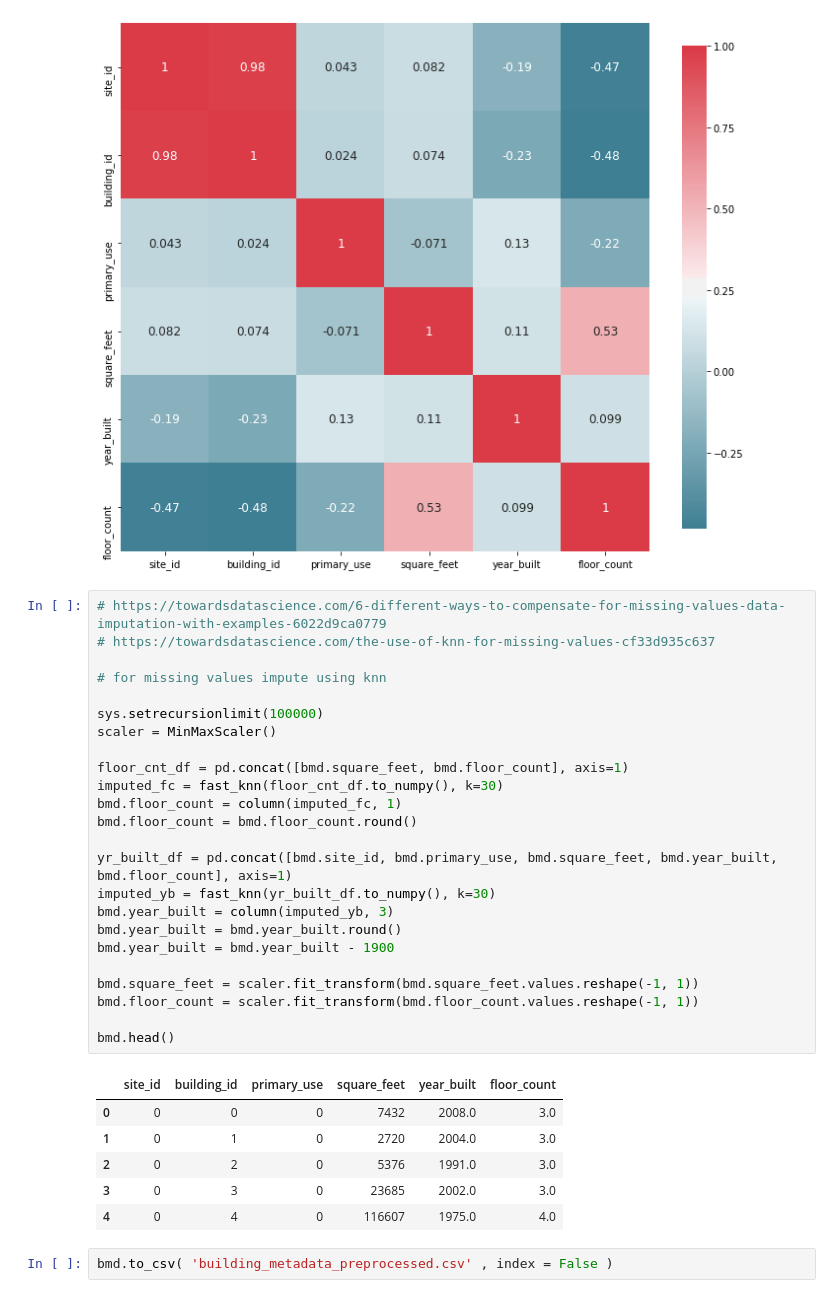
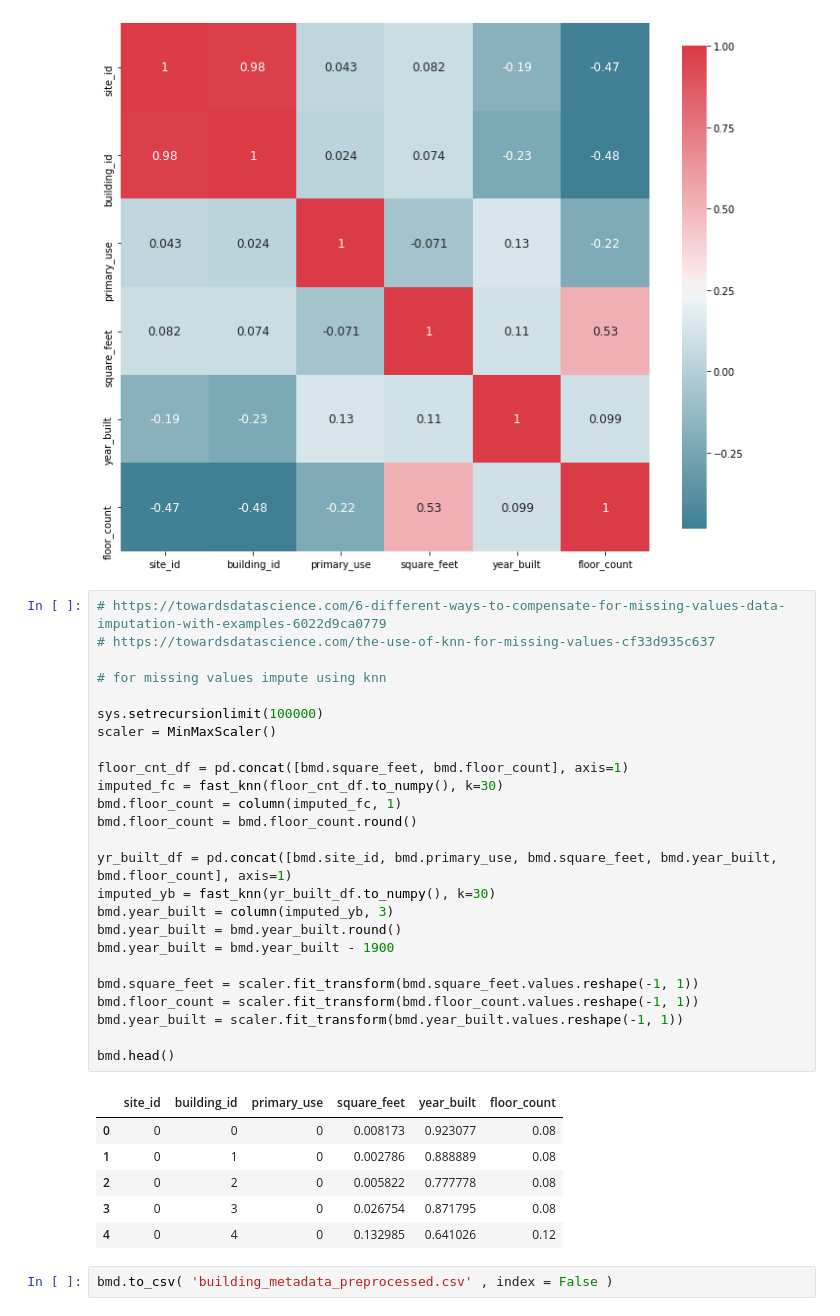
Before and after one commit to minhphan156/energyPredictor, a Jupyter notebook: BuildingMetadataPreprocessing.ipynb, the cells around one changed output. Drawn from its saved outputs; the diff is of its cells as text.

Commit message:
min max scale building year

```diff
--- a/BuildingMetadataPreprocessing.ipynb
+++ b/BuildingMetadataPreprocessing.ipynb
@@ -76,33 +76,34 @@ plot_correlation_map(bmd)
 # %%
 # https://towardsdatascience.com/6-different-ways-to-compensate-for-missing-values-data-imputation-with-examples-6022d9ca0779
 # https://towardsdatascience.com/the-use-of-knn-for-missing-values-cf33d935c637
 
 # for missing values impute using knn
 
 sys.setrecursionlimit(100000)
 scaler = MinMaxScaler()
 
 floor_cnt_df = pd.concat([bmd.square_feet, bmd.floor_count], axis=1)
 imputed_fc = fast_knn(floor_cnt_df.to_numpy(), k=30)
 bmd.floor_count = column(imputed_fc, 1)
 bmd.floor_count = bmd.floor_count.round()
 
 yr_built_df = pd.concat([bmd.site_id, bmd.primary_use, bmd.square_feet, bmd.year_built, bmd.floor_count], axis=1)
 imputed_yb = fast_knn(yr_built_df.to_numpy(), k=30)
 bmd.year_built = column(imputed_yb, 3)
 bmd.year_built = bmd.year_built.round()
 bmd.year_built = bmd.year_built - 1900
 
 bmd.square_feet = scaler.fit_transform(bmd.square_feet.values.reshape(-1, 1))
 bmd.floor_count = scaler.fit_transform(bmd.floor_count.values.reshape(-1, 1))
+bmd.year_built = scaler.fit_transform(bmd.year_built.values.reshape(-1, 1))
 
 bmd.head()
 # %% [output]
 |  | site_id | building_id | primary_use | square_feet | year_built | floor_count |
-| 0 | 0 | 0 | 0 | 7432 | 2008.0 | 3.0 |
-| 1 | 0 | 1 | 0 | 2720 | 2004.0 | 3.0 |
-| 2 | 0 | 2 | 0 | 5376 | 1991.0 | 3.0 |
-| 3 | 0 | 3 | 0 | 23685 | 2002.0 | 3.0 |
-| 4 | 0 | 4 | 0 | 116607 | 1975.0 | 4.0 |
+| 0 | 0 | 0 | 0 | 0.008173 | 0.923077 | 0.08 |
+| 1 | 0 | 1 | 0 | 0.002786 | 0.888889 | 0.08 |
+| 2 | 0 | 2 | 0 | 0.005822 | 0.777778 | 0.08 |
+| 3 | 0 | 3 | 0 | 0.026754 | 0.871795 | 0.08 |
+| 4 | 0 | 4 | 0 | 0.132985 | 0.641026 | 0.12 |
 # %%
 bmd.to_csv( 'building_metadata_preprocessed.csv' , index = False )
```
Also changed, not shown: 1 other file.
